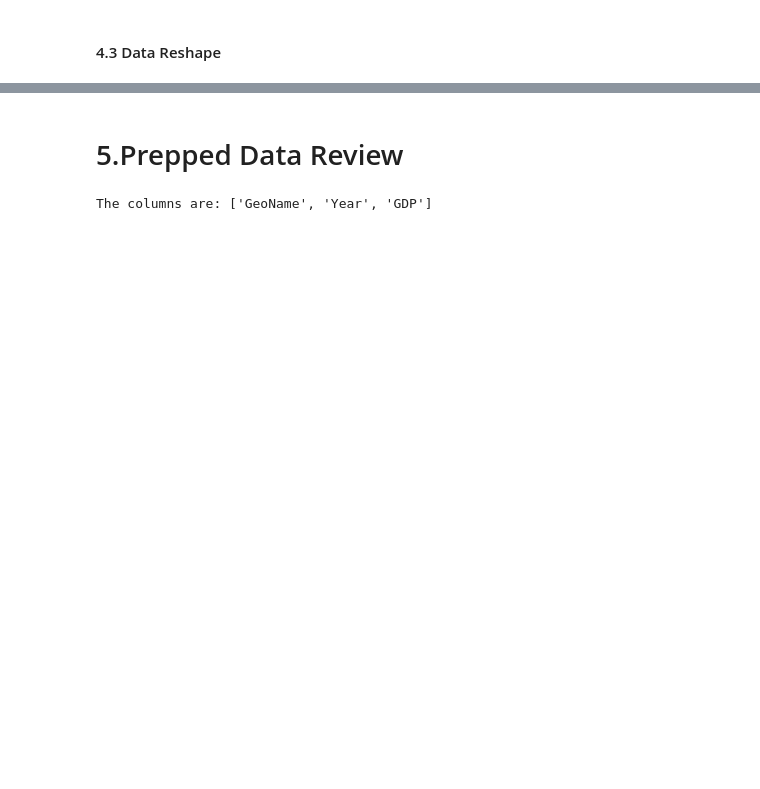
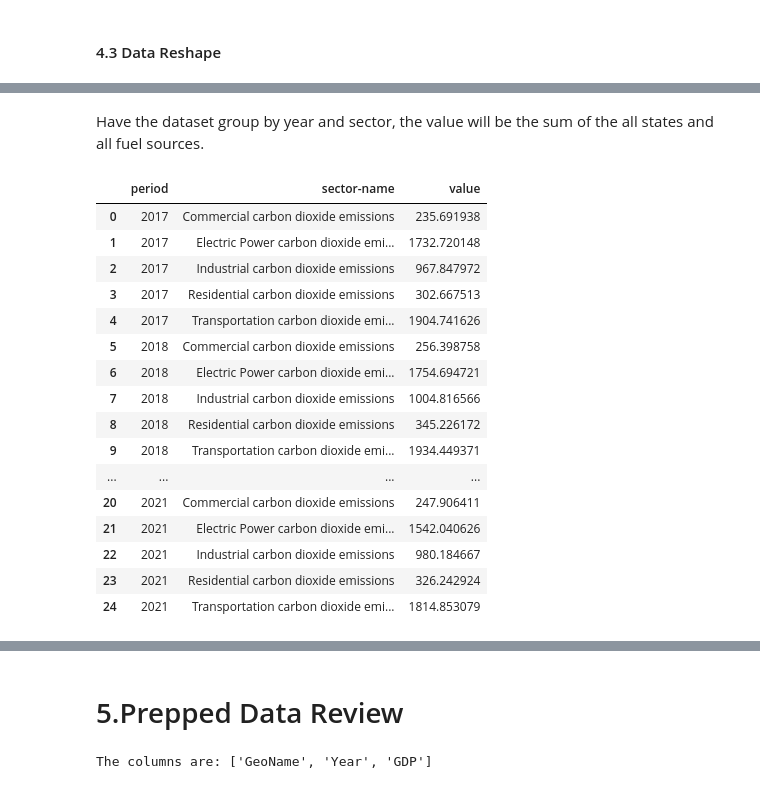
Before and after one commit to Zhengnan817/Final-Project-Carbon-dioxide-emission, a Jupyter notebook: carbon_emission.ipynb, the cells around one changed output, grey strips where cells are left out. Saved outputs shown, nothing was run; the diff lists cells and outputs as text; code cells hidden in the pictures; blank space fills up the shorter version.

```diff
--- a/carbon_emission.ipynb
+++ b/carbon_emission.ipynb
@@ -428,0 +445,23 @@ df_gdp
+# %% [markdown]
+Have the dataset group by year and sector, the value will be the sum of the all states and all fuel sources.
+# %%
+df_co2_sector = cleaner_co2.co2_groupby_sector()
+df_co2_sector
+# %% [output]
+|  | period | sector-name | value |
+| 0 | 2017 | Commercial carbon dioxide emissions | 235.691938 |
+| 1 | 2017 | Electric Power carbon dioxide emi... | 1732.720148 |
+| 2 | 2017 | Industrial carbon dioxide emissions | 967.847972 |
+| 3 | 2017 | Residential carbon dioxide emissions | 302.667513 |
+| 4 | 2017 | Transportation carbon dioxide emi... | 1904.741626 |
+| 5 | 2018 | Commercial carbon dioxide emissions | 256.398758 |
+| 6 | 2018 | Electric Power carbon dioxide emi... | 1754.694721 |
+| 7 | 2018 | Industrial carbon dioxide emissions | 1004.816566 |
+| 8 | 2018 | Residential carbon dioxide emissions | 345.226172 |
+| 9 | 2018 | Transportation carbon dioxide emi... | 1934.449371 |
+| ... | ... | ... | ... |
+| 20 | 2021 | Commercial carbon dioxide emissions | 247.906411 |
+| 21 | 2021 | Electric Power carbon dioxide emi... | 1542.040626 |
+| 22 | 2021 | Industrial carbon dioxide emissions | 980.184667 |
+| 23 | 2021 | Residential carbon dioxide emissions | 326.242924 |
+| 24 | 2021 | Transportation carbon dioxide emi... | 1814.853079 |
```
Also changed, not shown: parts of 24 cells of this notebook, 3 other files.
